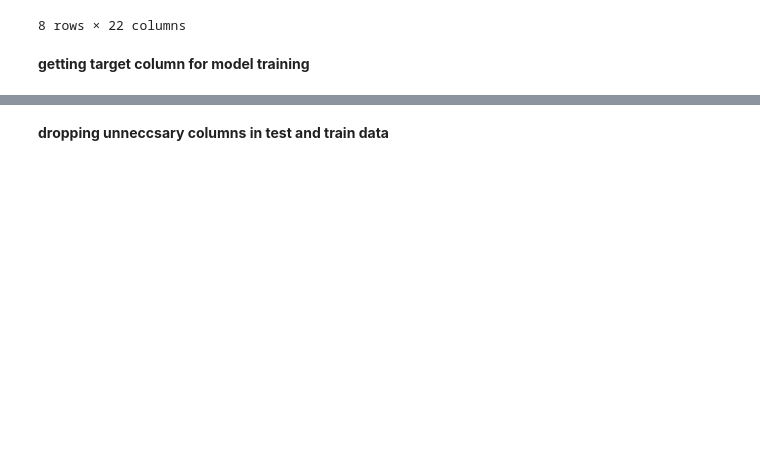
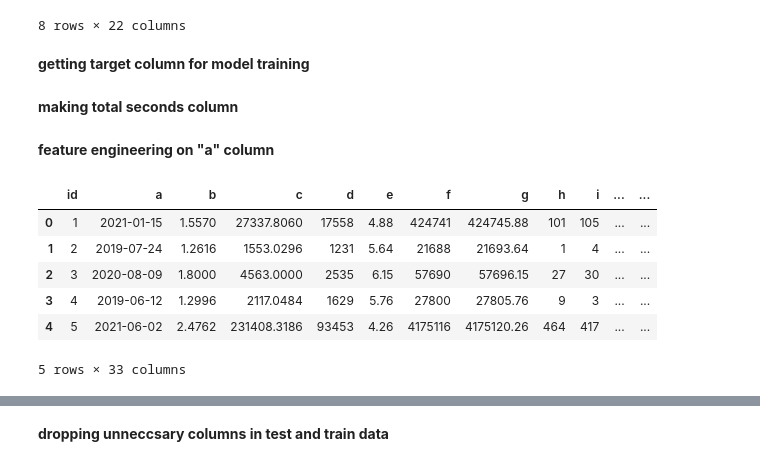
Before and after one commit to jgyfutub/Logical-Rhythm2023, a Jupyter notebook: notebook896f92e3ef.ipynb, the cells around one changed output, grey strips where cells are left out. Cells and saved outputs as stored; diff of their text form; code cells hidden in the pictures; blank space fills up the shorter version.

```diff
--- a/notebook896f92e3ef.ipynb
+++ b/notebook896f92e3ef.ipynb
@@ -80,3 +80,5 @@ train_data.describe()
 **getting target column for model training**
 # %%
 train_target=train_data['target']
+# %% [markdown]
+**making total seconds column**
@@ -82,0 +91,22 @@ train_target=train_data['target']
+# %% [markdown]
+**feature engineering on "a" column**
+# %%
+train_data.a=pd.to_datetime(train_data.a, infer_datetime_format=True)
+train_data.v=pd.to_datetime(train_data.v, infer_datetime_format=True)
+train_data['theyear'] = train_data['a'].dt.year
+train_data['themonth'] = train_data['a'].dt.month
+train_data['theday'] = train_data['a'].dt.day
+train_data['thedayofweek'] = train_data['a'].dt.day_of_week
+train_data['thedayofyear'] = train_data['a'].dt.day_of_year
+train_data['thehour'] = train_data['v'].dt.hour
+train_data['theminute'] = train_data['v'].dt.minute
+train_data['thesecond'] = train_data['v'].dt.second
+train_data.head()
+# %% [output]
+|  | id | a | b | c | d | e | f | g | h | i | ... | ... |
+| 0 | 1 | 2021-01-15 | 1.5570 | 27337.8060 | 17558 | 4.88 | 424741 | 424745.88 | 101 | 105 | ... | ... |
+| 1 | 2 | 2019-07-24 | 1.2616 | 1553.0296 | 1231 | 5.64 | 21688 | 21693.64 | 1 | 4 | ... | ... |
+| 2 | 3 | 2020-08-09 | 1.8000 | 4563.0000 | 2535 | 6.15 | 57690 | 57696.15 | 27 | 30 | ... | ... |
+| 3 | 4 | 2019-06-12 | 1.2996 | 2117.0484 | 1629 | 5.76 | 27800 | 27805.76 | 9 | 3 | ... | ... |
+| 4 | 5 | 2021-06-02 | 2.4762 | 231408.3186 | 93453 | 4.26 | 4175116 | 4175120.26 | 464 | 417 | ... | ... |
+5 rows × 33 columns
```
Also changed, not shown: parts of 19 cells of this notebook.
